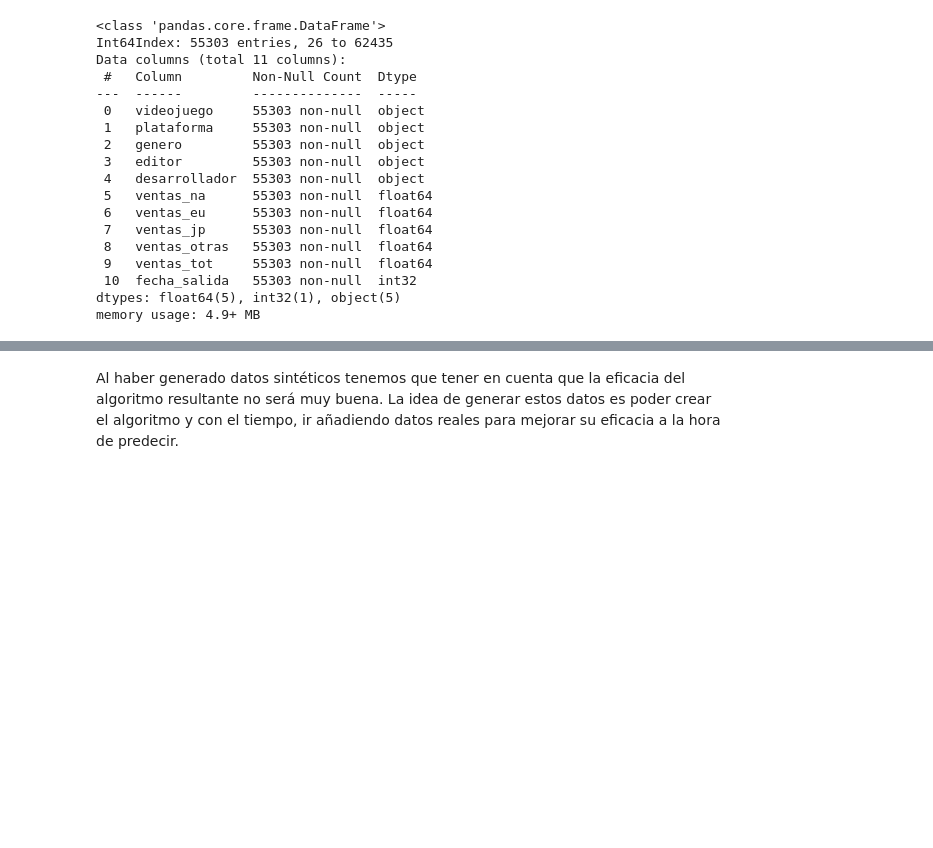
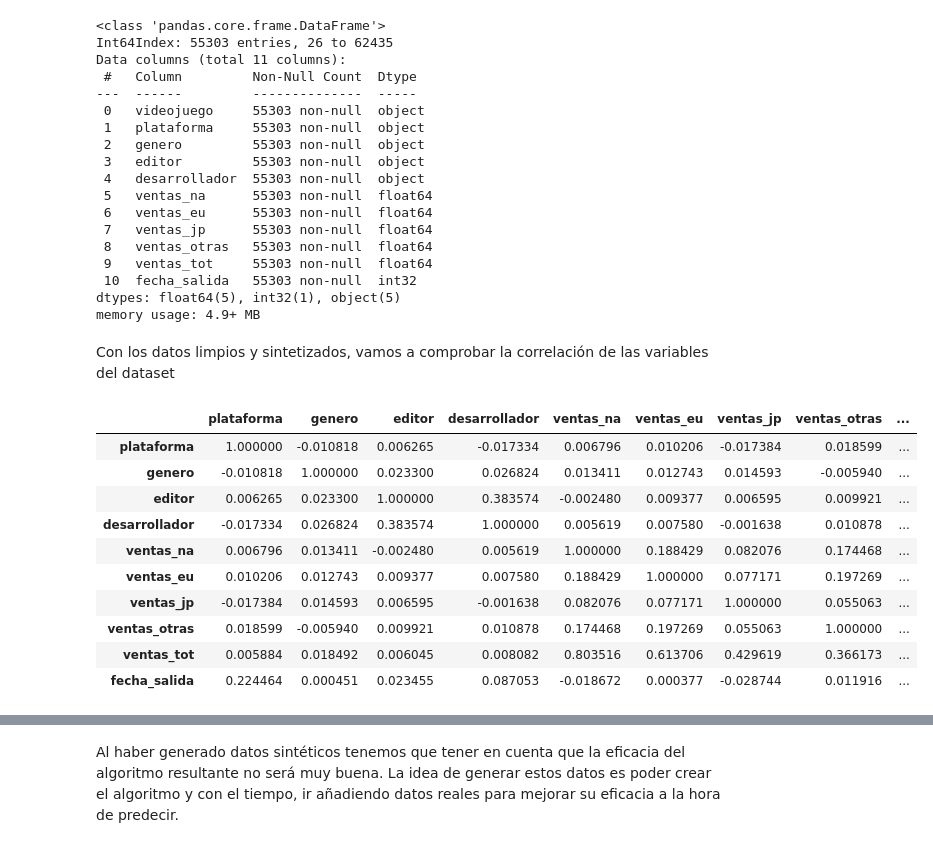
Before and after one commit to BorjaDel/Multiple_Linear_Regression, a Jupyter notebook: 3. Linear Regression.ipynb, the cells around one changed output, grey strips where cells are left out. Saved outputs shown, nothing was run; the diff lists cells and outputs as text; code cells hidden in the pictures; blank space fills up the shorter version.

```diff
--- a/3. Linear Regression.ipynb
+++ b/3. Linear Regression.ipynb
@@ -172,3 +172,20 @@ Data columns (total 11 columns):
  10  fecha_salida   55303 non-null  int32
 dtypes: float64(5), int32(1), object(5)
 memory usage: 4.9+ MB
+# %% [markdown]
+Con los datos limpios y sintetizados, vamos a comprobar la correlación de las variables del dataset
+# %%
+matriz_correlacion = df.corr()
+matriz_correlacion
+# %% [output]
+|  | plataforma | genero | editor | desarrollador | ventas_na | ventas_eu | ventas_jp | ventas_otras | ... |
+| plataforma | 1.000000 | -0.010818 | 0.006265 | -0.017334 | 0.006796 | 0.010206 | -0.017384 | 0.018599 | ... |
+| genero | -0.010818 | 1.000000 | 0.023300 | 0.026824 | 0.013411 | 0.012743 | 0.014593 | -0.005940 | ... |
+| editor | 0.006265 | 0.023300 | 1.000000 | 0.383574 | -0.002480 | 0.009377 | 0.006595 | 0.009921 | ... |
+| desarrollador | -0.017334 | 0.026824 | 0.383574 | 1.000000 | 0.005619 | 0.007580 | -0.001638 | 0.010878 | ... |
+| ventas_na | 0.006796 | 0.013411 | -0.002480 | 0.005619 | 1.000000 | 0.188429 | 0.082076 | 0.174468 | ... |
+| ventas_eu | 0.010206 | 0.012743 | 0.009377 | 0.007580 | 0.188429 | 1.000000 | 0.077171 | 0.197269 | ... |
+| ventas_jp | -0.017384 | 0.014593 | 0.006595 | -0.001638 | 0.082076 | 0.077171 | 1.000000 | 0.055063 | ... |
+| ventas_otras | 0.018599 | -0.005940 | 0.009921 | 0.010878 | 0.174468 | 0.197269 | 0.055063 | 1.000000 | ... |
+| ventas_tot | 0.005884 | 0.018492 | 0.006045 | 0.008082 | 0.803516 | 0.613706 | 0.429619 | 0.366173 | ... |
+| fecha_salida | 0.224464 | 0.000451 | 0.023455 | 0.087053 | -0.018672 | 0.000377 | -0.028744 | 0.011916 | ... |
```
Also changed, not shown: parts of 4 cells of this notebook.
